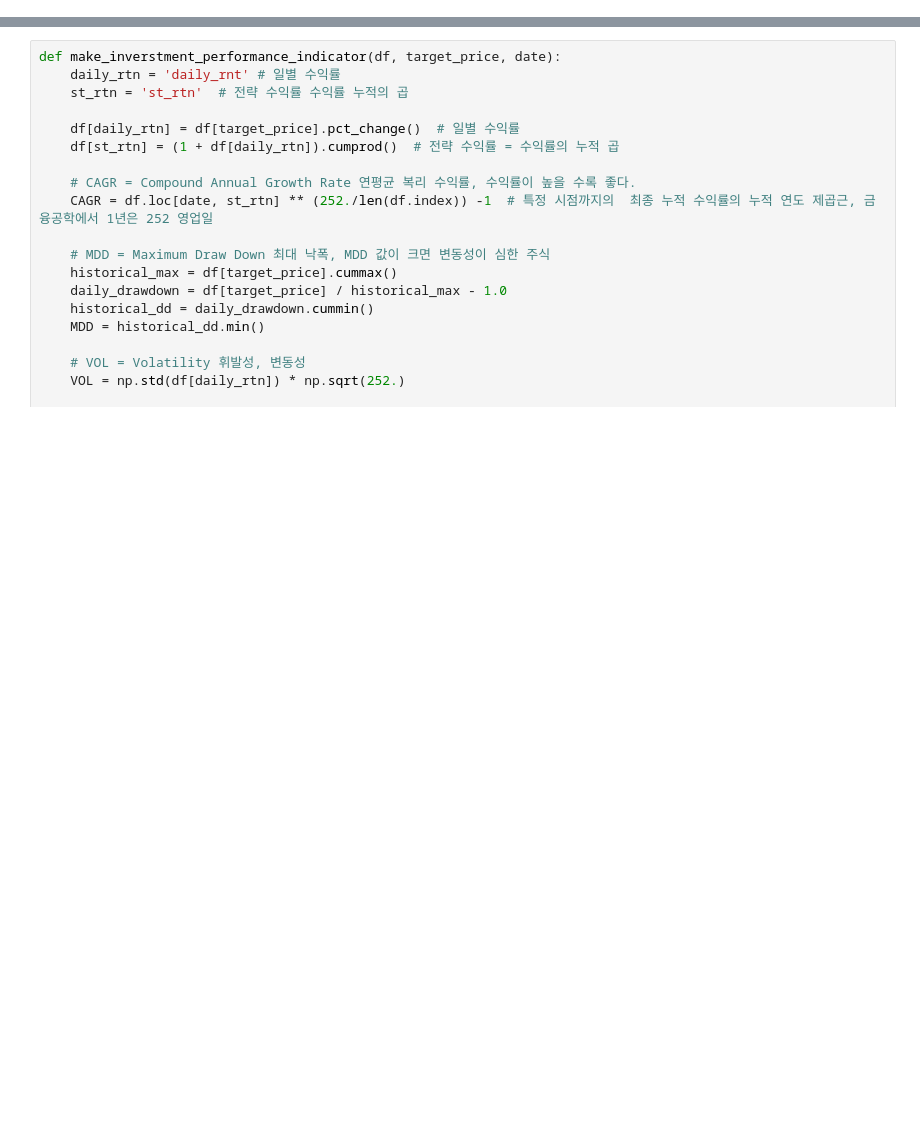
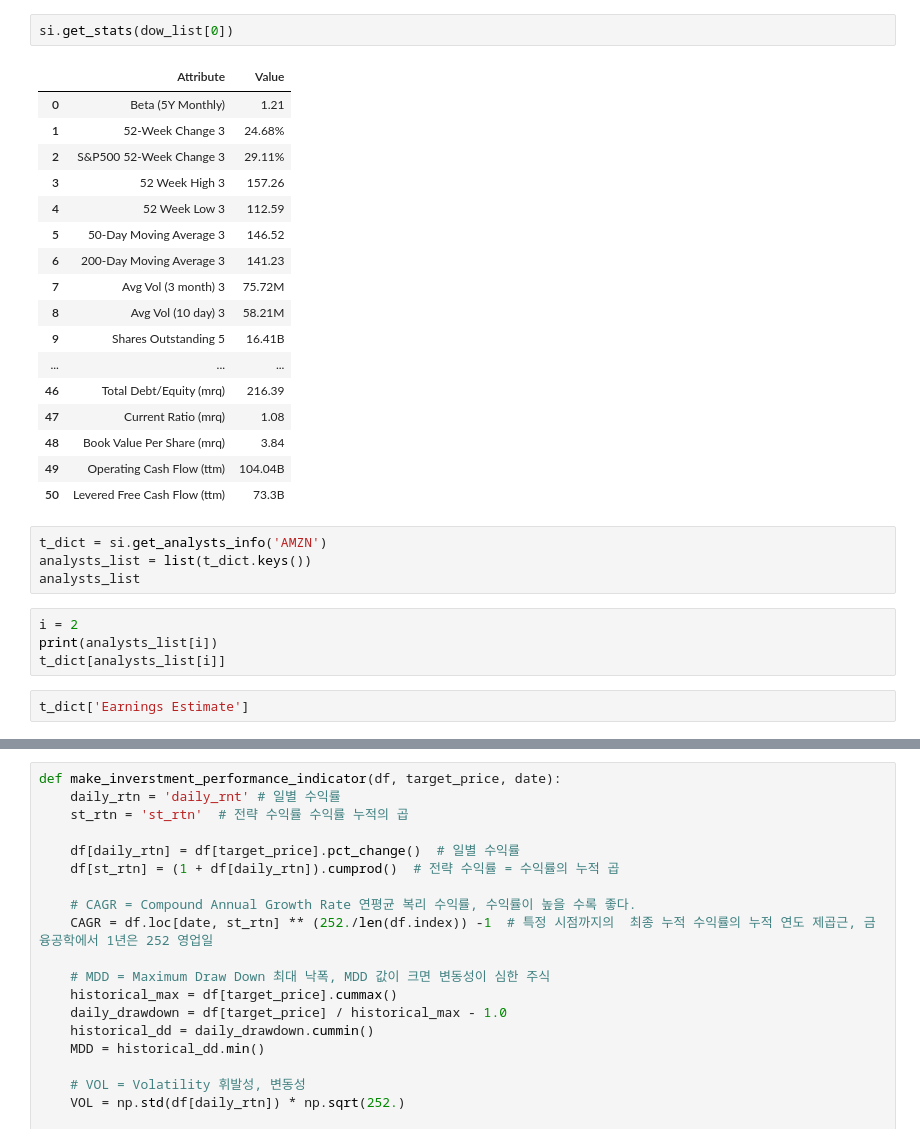
Before and after one commit to GIMINSU/DataAnalysis, a Jupyter notebook: financedatareader.ipynb, the cells around one changed output, grey strips where cells are left out. Drawn from its saved outputs; the diff is of its cells as text; blank space fills up the shorter version.

```diff
--- a/financedatareader.ipynb
+++ b/financedatareader.ipynb
@@ -0,0 +201,30 @@
+# %%
+si.get_stats(dow_list[0])
+# %% [output]
+|  | Attribute | Value |
+| 0 | Beta (5Y Monthly) | 1.21 |
+| 1 | 52-Week Change 3 | 24.68% |
+| 2 | S&P500 52-Week Change 3 | 29.11% |
+| 3 | 52 Week High 3 | 157.26 |
+| 4 | 52 Week Low 3 | 112.59 |
+| 5 | 50-Day Moving Average 3 | 146.52 |
+| 6 | 200-Day Moving Average 3 | 141.23 |
+| 7 | Avg Vol (3 month) 3 | 75.72M |
+| 8 | Avg Vol (10 day) 3 | 58.21M |
+| 9 | Shares Outstanding 5 | 16.41B |
+| ... | ... | ... |
+| 46 | Total Debt/Equity (mrq) | 216.39 |
+| 47 | Current Ratio (mrq) | 1.08 |
+| 48 | Book Value Per Share (mrq) | 3.84 |
+| 49 | Operating Cash Flow (ttm) | 104.04B |
+| 50 | Levered Free Cash Flow (ttm) | 73.3B |
+# %%
+t_dict = si.get_analysts_info('AMZN')
+analysts_list = list(t_dict.keys())
+analysts_list
+# %%
+i = 2
+print(analysts_list[i])
+t_dict[analysts_list[i]]
+# %%
+t_dict['Earnings Estimate']
```
Also changed, not shown: parts of 27 cells of this notebook.
